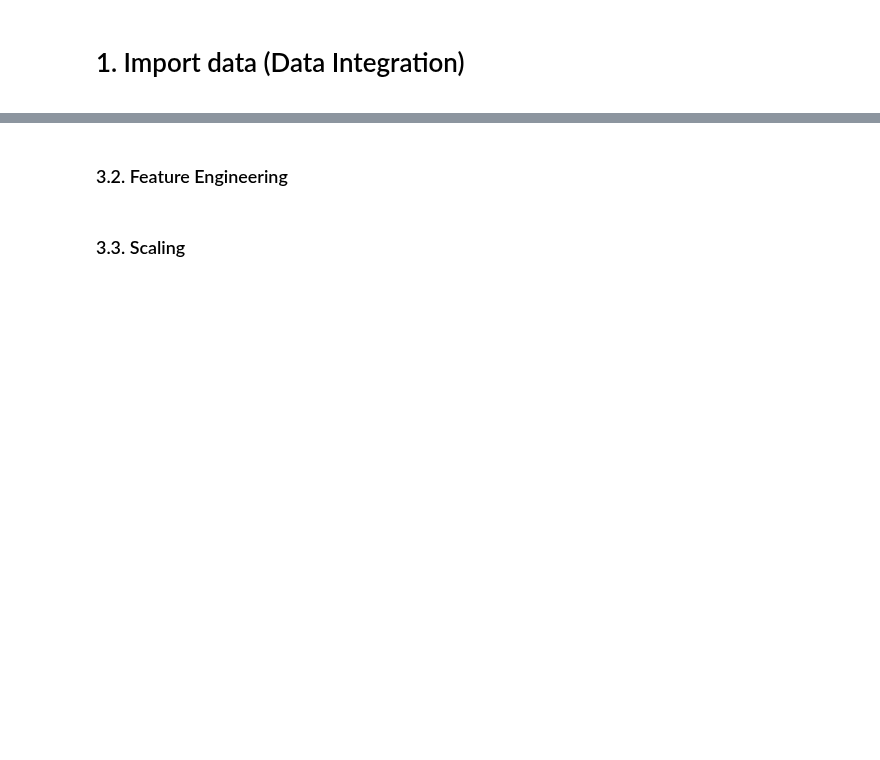
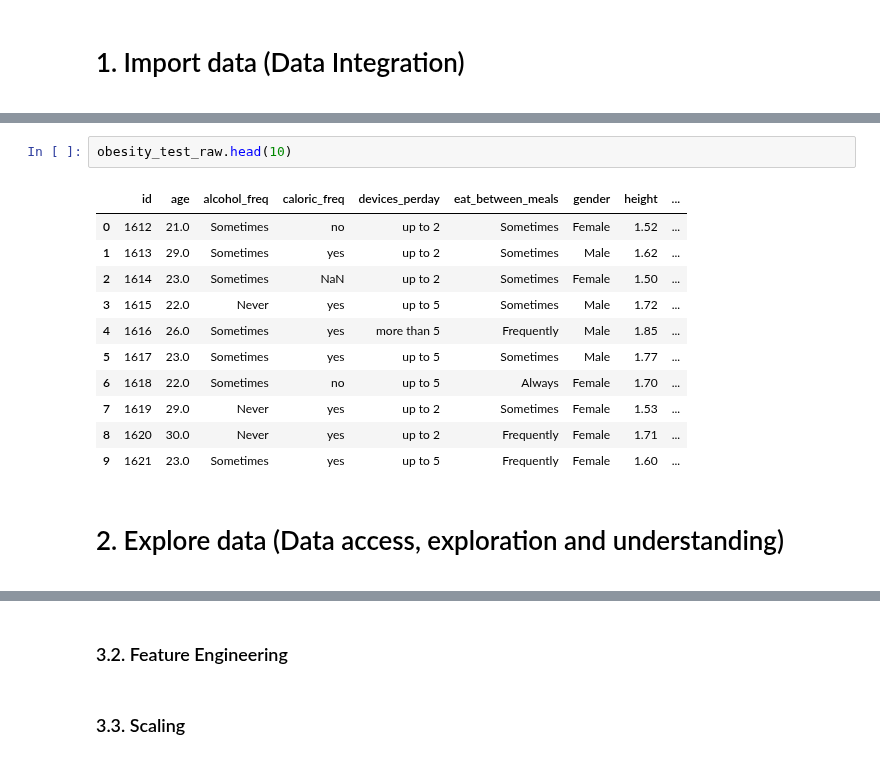
Before and after one commit to 0xMarc0s/IMS_ML_project, a Jupyter notebook: Project_Notebook_Template/Project Pipeline Template.ipynb, the cells around one changed output, grey strips where cells are left out. Drawn from its saved outputs; the diff is of its cells as text; blank space fills up the shorter version.

```diff
--- a/Project_Notebook_Template/Project Pipeline Template.ipynb
+++ b/Project_Notebook_Template/Project Pipeline Template.ipynb
@@ -51,0 +48,20 @@ __Note:__ Instead of creating different sections for the treatment of training a
+# %%
+obesity_test_raw.head(10)
+# %% [output]
+|  | id | age | alcohol_freq | caloric_freq | devices_perday | eat_between_meals | gender | height | ... |
+| 0 | 1612 | 21.0 | Sometimes | no | up to 2 | Sometimes | Female | 1.52 | ... |
+| 1 | 1613 | 29.0 | Sometimes | yes | up to 2 | Sometimes | Male | 1.62 | ... |
+| 2 | 1614 | 23.0 | Sometimes | NaN | up to 2 | Sometimes | Female | 1.50 | ... |
+| 3 | 1615 | 22.0 | Never | yes | up to 5 | Sometimes | Male | 1.72 | ... |
+| 4 | 1616 | 26.0 | Sometimes | yes | more than 5 | Frequently | Male | 1.85 | ... |
+| 5 | 1617 | 23.0 | Sometimes | yes | up to 5 | Sometimes | Male | 1.77 | ... |
+| 6 | 1618 | 22.0 | Sometimes | no | up to 5 | Always | Female | 1.70 | ... |
+| 7 | 1619 | 29.0 | Never | yes | up to 2 | Sometimes | Female | 1.53 | ... |
+| 8 | 1620 | 30.0 | Never | yes | up to 2 | Frequently | Female | 1.71 | ... |
+| 9 | 1621 | 23.0 | Sometimes | yes | up to 5 | Frequently | Female | 1.60 | ... |
+# %% [markdown]
+<a class="anchor" id="">
+
+# 2. Explore data (Data access, exploration and understanding)
+
+</a>
```
Also changed, not shown: parts of 22 cells of this notebook.
